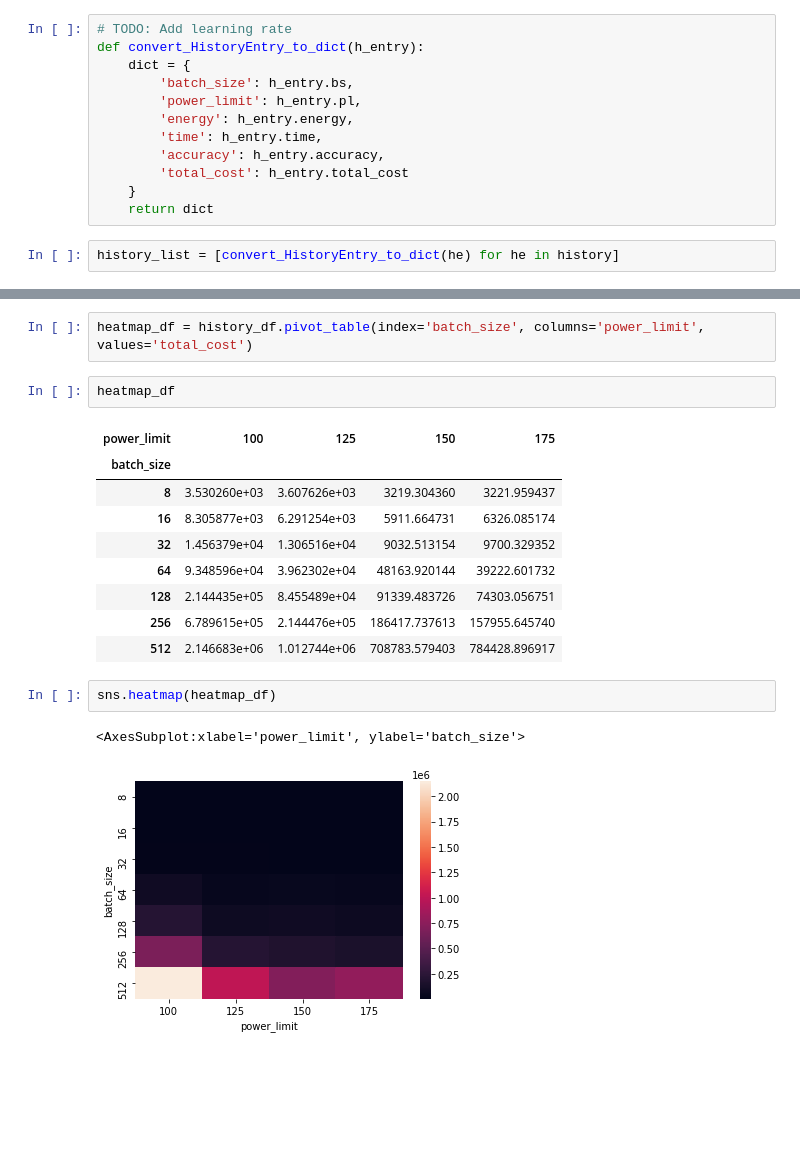
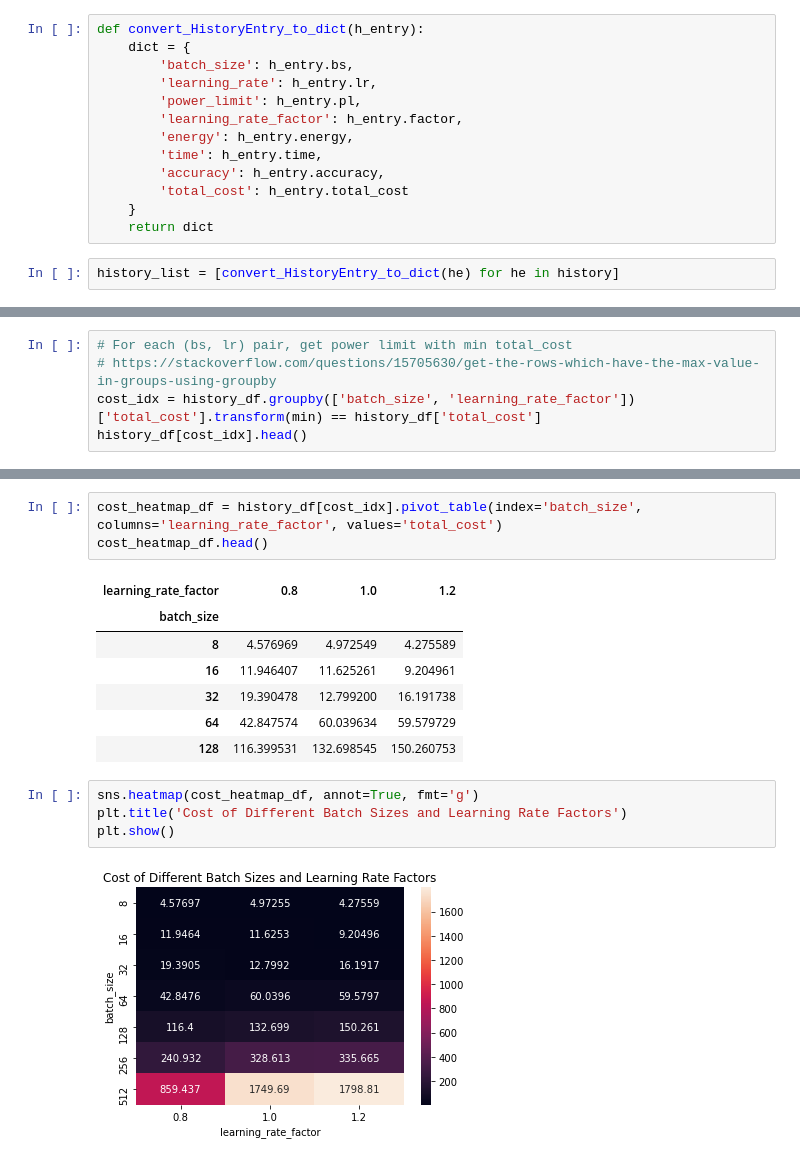
Before and after one commit to matchaginseng/automatic-bassoon, a Jupyter notebook: plots/lr_profiler_sweep.ipynb, the cells around one changed output, grey strips where cells are left out. Cells and saved outputs as stored; diff of their text form; blank space fills up the shorter version.

```diff
--- a/plots/lr_profiler_sweep.ipynb
+++ b/plots/lr_profiler_sweep.ipynb
@@ -14,9 +12,10 @@ history = eval(open(history_file).read())
 # %%
-# TODO: Add learning rate
 def convert_HistoryEntry_to_dict(h_entry):
     dict = {
         'batch_size': h_entry.bs,
+        'learning_rate': h_entry.lr,
         'power_limit': h_entry.pl,
+        'learning_rate_factor': h_entry.factor,
         'energy': h_entry.energy,
         'time': h_entry.time,
         'accuracy': h_entry.accuracy,
@@ -44,0 +37,5 @@ history_df
+# %%
+# For each (bs, lr) pair, get power limit with min total_cost
+# https://stackoverflow.com/questions/15705630/get-the-rows-which-have-the-max-value-in-groups-using-groupby
+cost_idx = history_df.groupby(['batch_size', 'learning_rate_factor'])['total_cost'].transform(min) == history_df['total_cost']
+history_df[cost_idx].head()
@@ -45,19 +49,17 @@ history_df
 # %%
-heatmap_df = history_df.pivot_table(index='batch_size', columns='power_limit', values='total_cost')
+cost_heatmap_df = history_df[cost_idx].pivot_table(index='batch_size', columns='learning_rate_factor', values='total_cost')
+cost_heatmap_df.head()
+# %% [output]
+| learning_rate_factor | 0.8 | 1.0 | 1.2 |
+| batch_size |  |  |  |
+| 8 | 4.576969 | 4.972549 | 4.275589 |
+| 16 | 11.946407 | 11.625261 | 9.204961 |
+| 32 | 19.390478 | 12.799200 | 16.191738 |
+| 64 | 42.847574 | 60.039634 | 59.579729 |
+| 128 | 116.399531 | 132.698545 | 150.260753 |
-# %%
-heatmap_df
-# %% [output]
-| power_limit | 100 | 125 | 150 | 175 |
-| batch_size |  |  |  |  |
-| 8 | 3.530260e+03 | 3.607626e+03 | 3219.304360 | 3221.959437 |
-| 16 | 8.305877e+03 | 6.291254e+03 | 5911.664731 | 6326.085174 |
-| 32 | 1.456379e+04 | 1.306516e+04 | 9032.513154 | 9700.329352 |
-| 64 | 9.348596e+04 | 3.962302e+04 | 48163.920144 | 39222.601732 |
-| 128 | 2.144435e+05 | 8.455489e+04 | 91339.483726 | 74303.056751 |
-| 256 | 6.789615e+05 | 2.144476e+05 | 186417.737613 | 157955.645740 |
-| 512 | 2.146683e+06 | 1.012744e+06 | 708783.579403 | 784428.896917 |
 # %%
-sns.heatmap(heatmap_df)
+sns.heatmap(cost_heatmap_df, annot=True, fmt='g')
+plt.title('Cost of Different Batch Sizes and Learning Rate Factors')
+plt.show()
 # %% [output]
-<AxesSubplot:xlabel='power_limit', ylabel='batch_size'>
-[figure, old version]
+[figure, new version]
```
Also changed, not shown: parts of 18 cells of this notebook, 4 other files.
